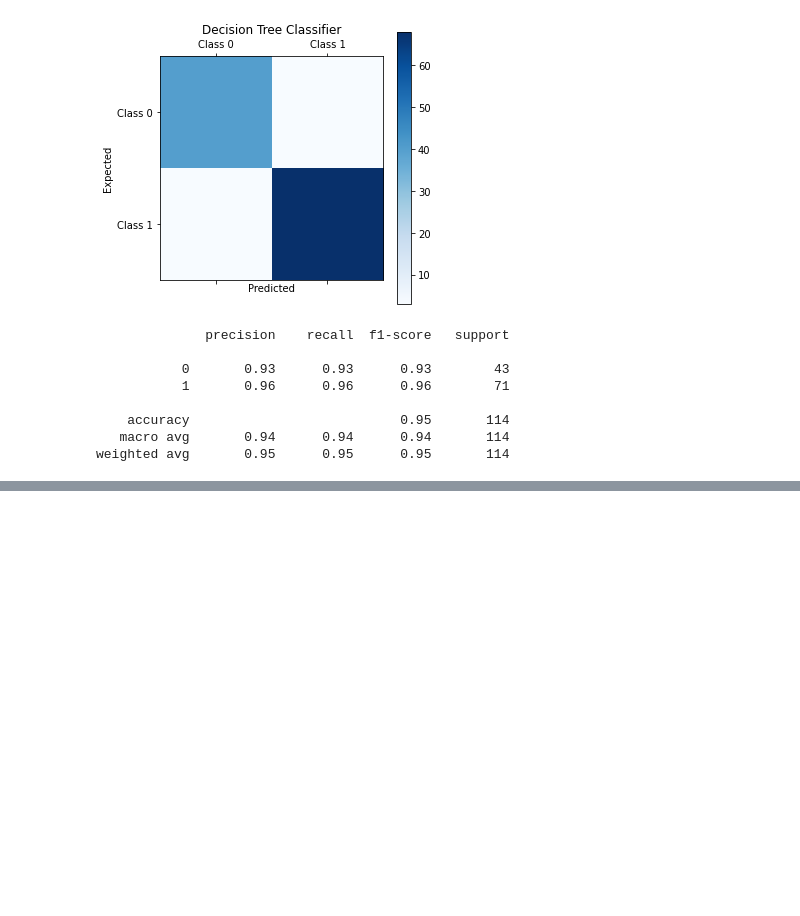
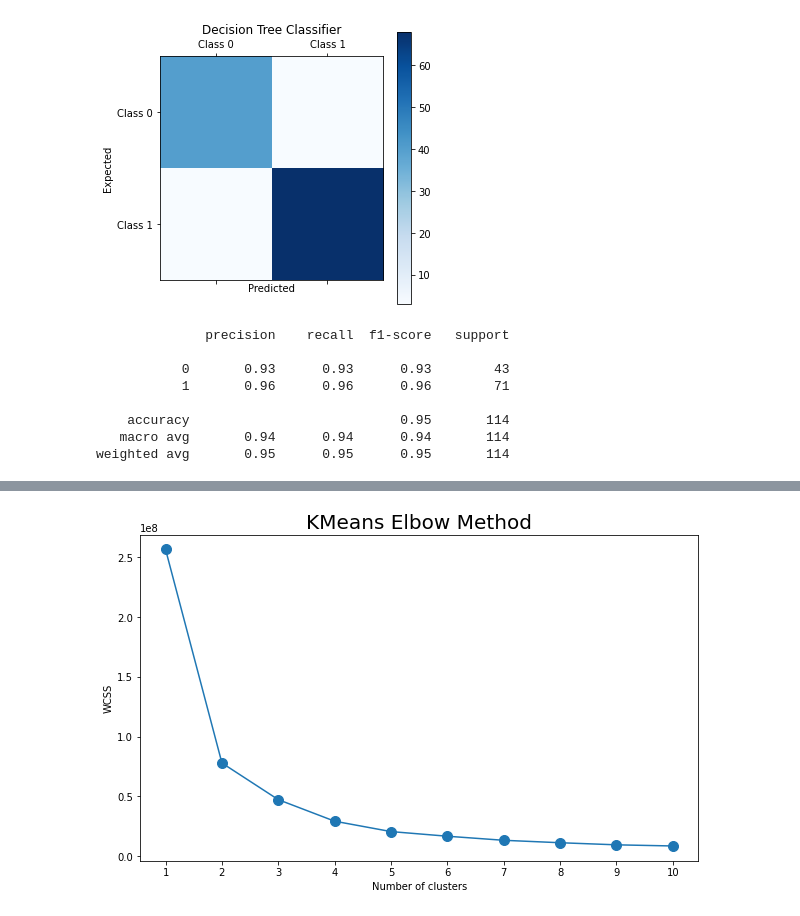
Before and after one commit to ubaidalih/sklearn-exploration, a Jupyter notebook: Tucil_13520085_13520109.ipynb, the cells around one changed output, grey strips where cells are left out. Cells and saved outputs as stored; diff of their text form; code cells hidden in the pictures; blank space fills up the shorter version.

Commit message:
feat: kmeans done

```diff
--- a/Tucil_13520085_13520109.ipynb
+++ b/Tucil_13520085_13520109.ipynb
@@ -240,0 +251,17 @@ weighted avg       0.95      0.95      0.95       114
+# %%
+df_km = df.drop('target', axis=1)
+
+clusters = []
+for i in range(1,11):
+    km = KMeans(n_clusters = i).fit(df_km)
+    clusters.append(km.inertia_)
+
+f,ax = plt.subplots(figsize = (10,6))
+plt.plot([i for i in range(1,11)] , clusters , marker = "o" , markersize = 10)
+plt.title("KMeans Elbow Method" ,size= 20)
+plt.xlabel("Number of clusters")
+plt.ylabel("WCSS")
+plt.xticks([i for i in range(1,11)])
+plt.show()
+# %% [output]
+[figure, added]
```
Also changed, not shown: parts of 4 cells of this notebook, 7 other files.
